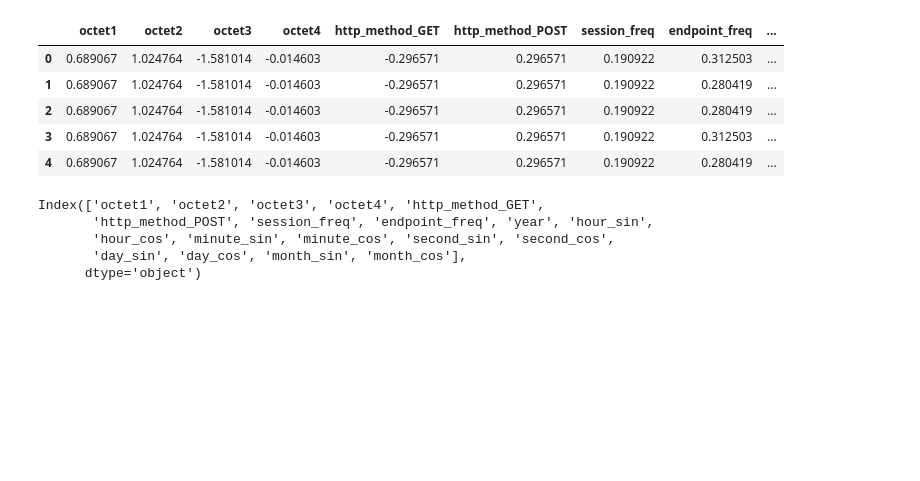
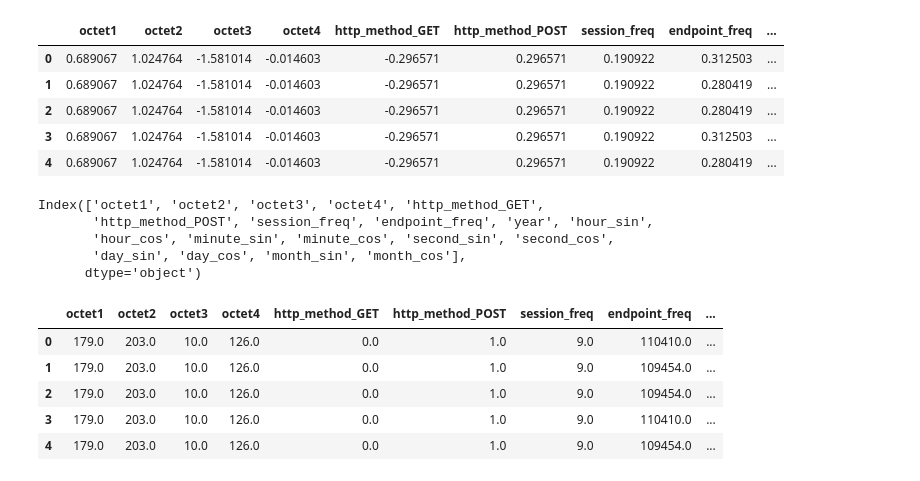
Before and after one commit to MatveyOreshkinn/Minor, a Jupyter notebook: ЛР1.ipynb, the cells around one changed output. Drawn from its saved outputs; the diff is of its cells as text; code cells hidden in the pictures; blank space fills up the shorter version.

```diff
--- a/ЛР1.ipynb
+++ b/ЛР1.ipynb
@@ -311,3 +310,32 @@ Index(['octet1', 'octet2', 'octet3', 'octet4', 'http_method_GET',
        'hour_cos', 'minute_sin', 'minute_cos', 'second_sin', 'second_cos',
        'day_sin', 'day_cos', 'month_sin', 'month_cos'],
       dtype='object')
+# %%
+# Предполагая, что у вас есть обученный scaler (например, StandardScaler)
+# и модель кластеризации kmeans уже обучена
+
+# Создаем копию данных без столбца кластера (если он есть)
+if 'cluster' in X.columns:
+    features_to_transform = X.drop('cluster', axis=1)
+else:
+    features_to_transform = X
+
+# Применяем обратное преобразование scaler
+X_original = pd.DataFrame(
+    scaler.inverse_transform(features_to_transform),
+    columns=features_to_transform.columns,
+    index=X.index
+)
+
+# Добавляем столбец с кластерами обратно
+X_original['cluster'] = kmeans.labels_
+
+# Теперь X_original содержит данные в исходном масштабе
+X_original.head()
+# %% [output]
+|  | octet1 | octet2 | octet3 | octet4 | http_method_GET | http_method_POST | session_freq | endpoint_freq | ... |
+| 0 | 179.0 | 203.0 | 10.0 | 126.0 | 0.0 | 1.0 | 9.0 | 110410.0 | ... |
+| 1 | 179.0 | 203.0 | 10.0 | 126.0 | 0.0 | 1.0 | 9.0 | 109454.0 | ... |
+| 2 | 179.0 | 203.0 | 10.0 | 126.0 | 0.0 | 1.0 | 9.0 | 109454.0 | ... |
+| 3 | 179.0 | 203.0 | 10.0 | 126.0 | 0.0 | 1.0 | 9.0 | 110410.0 | ... |
+| 4 | 179.0 | 203.0 | 10.0 | 126.0 | 0.0 | 1.0 | 9.0 | 109454.0 | ... |
```
Also changed, not shown: parts of 10 cells of this notebook.
